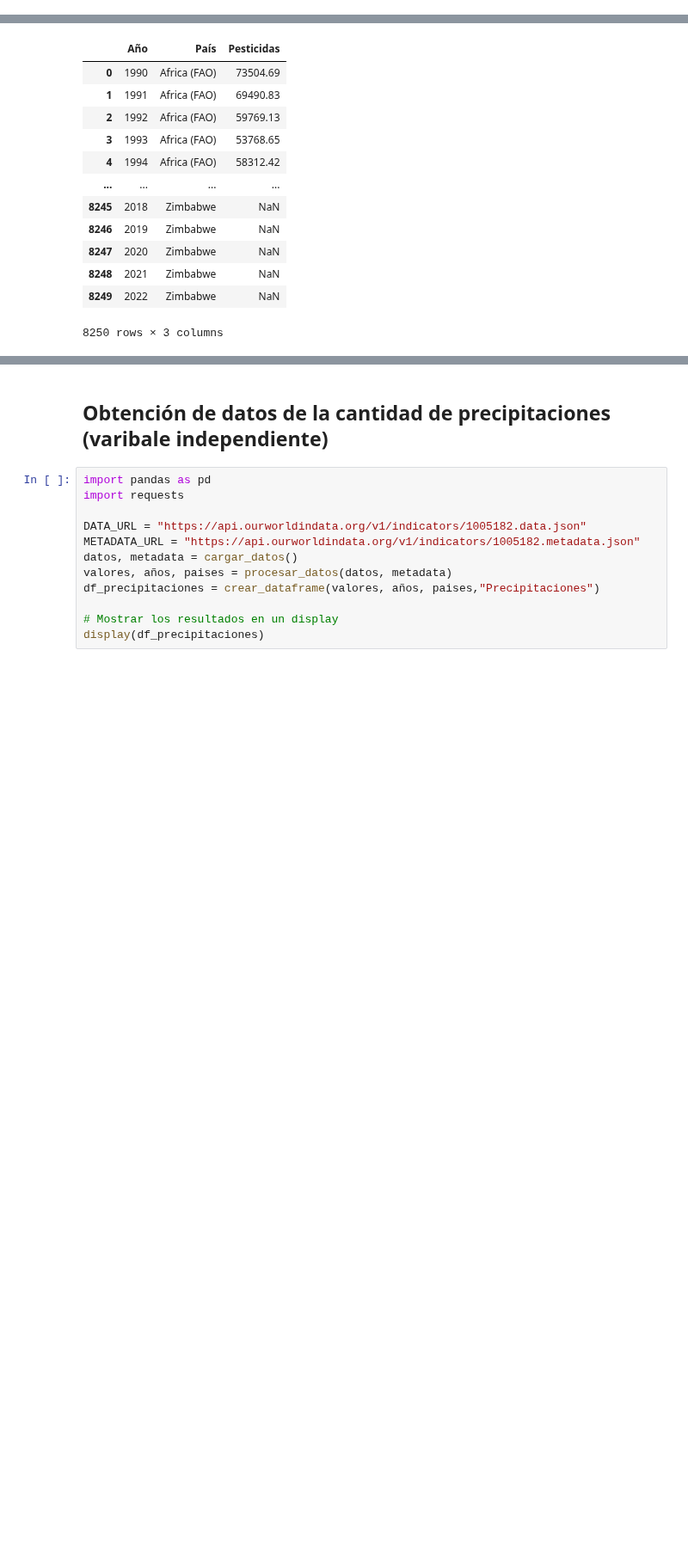
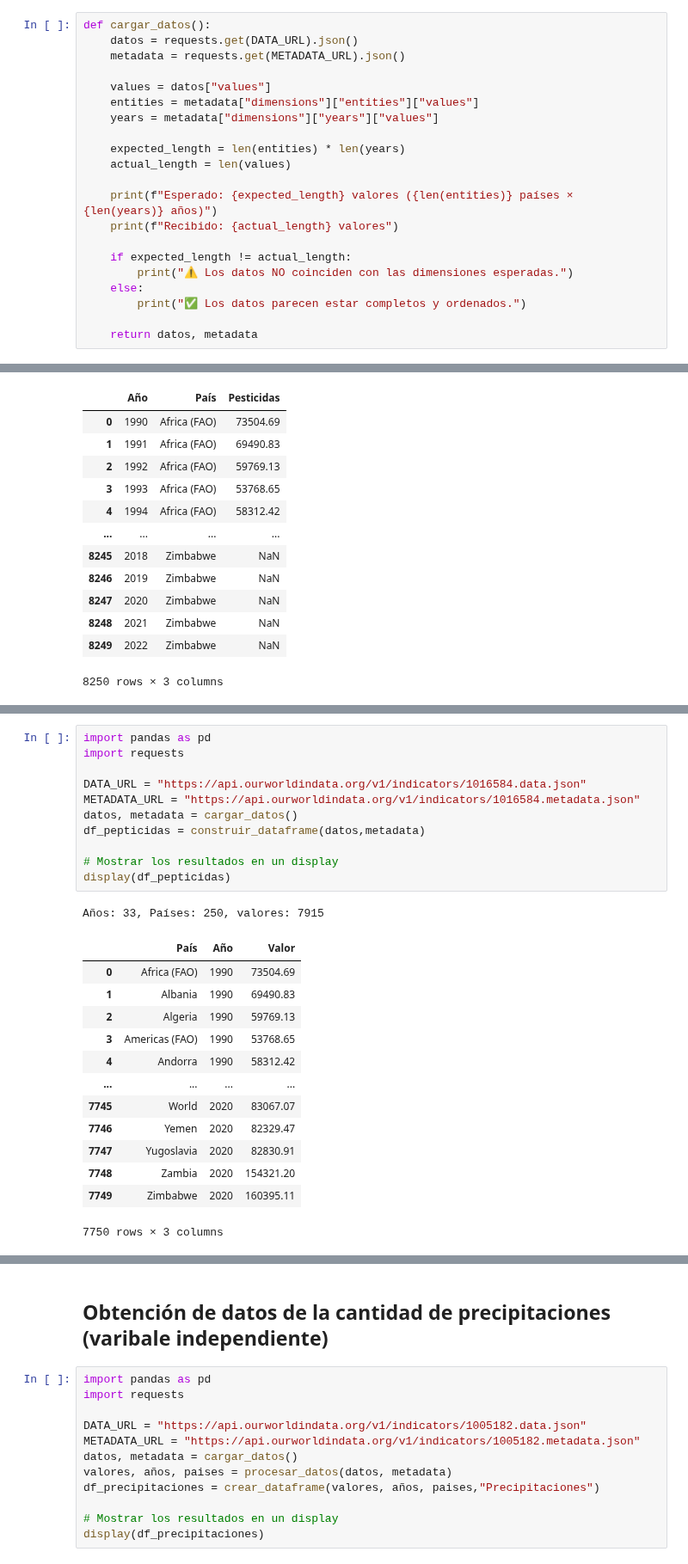
Before and after one commit to Lorenacalvoperez/Trabajo-Fin-de-Grado, a Jupyter notebook: SCRIPTS/Obtención_procesamiento_datos.ipynb, the cells around one changed output, grey strips where cells are left out. Shown at 86% size. Cells and saved outputs as stored; diff of their text form; blank space fills up the shorter version.

```diff
--- a/SCRIPTS/Obtención_procesamiento_datos.ipynb
+++ b/SCRIPTS/Obtención_procesamiento_datos.ipynb
@@ -187,0 +219,21 @@ display(df_plomo)
+# %%
+def cargar_datos():
+    datos = requests.get(DATA_URL).json()
+    metadata = requests.get(METADATA_URL).json()
+
+    values = datos["values"]
+    entities = metadata["dimensions"]["entities"]["values"]
+    years = metadata["dimensions"]["years"]["values"]
+
+    expected_length = len(entities) * len(years)
+    actual_length = len(values)
+
+    print(f"Esperado: {expected_length} valores ({len(entities)} países × {len(years)} años)")
+    print(f"Recibido: {actual_length} valores")
+
+    if expected_length != actual_length:
+        print("⚠️ Los datos NO coinciden con las dimensiones esperadas.")
+    else:
+        print("✅ Los datos parecen estar completos y ordenados.")
+
+    return datos, metadata
@@ -214,3 +491,29 @@ display(df_pepticidas)
+# %%
+import pandas as pd
+import requests
+
+DATA_URL = "https://api.ourworldindata.org/v1/indicators/1016584.data.json"
+METADATA_URL = "https://api.ourworldindata.org/v1/indicators/1016584.metadata.json"
+datos, metadata = cargar_datos()
+df_pepticidas = construir_dataframe(datos,metadata)
+
+# Mostrar los resultados en un display
+display(df_pepticidas)
+# %% [output]
+Años: 33, Países: 250, valores: 7915
+|  | País | Año | Valor |
+| 0 | Africa (FAO) | 1990 | 73504.69 |
+| 1 | Albania | 1990 | 69490.83 |
+| 2 | Algeria | 1990 | 59769.13 |
+| 3 | Americas (FAO) | 1990 | 53768.65 |
+| 4 | Andorra | 1990 | 58312.42 |
+| ... | ... | ... | ... |
+| 7745 | World | 2020 | 83067.07 |
+| 7746 | Yemen | 2020 | 82329.47 |
+| 7747 | Yugoslavia | 2020 | 82830.91 |
+| 7748 | Zambia | 2020 | 154321.20 |
+| 7749 | Zimbabwe | 2020 | 160395.11 |
+7750 rows × 3 columns
 # %%
 import pandas as pd
 
```
Also changed, not shown: parts of 9 cells of this notebook, 5 other files.
